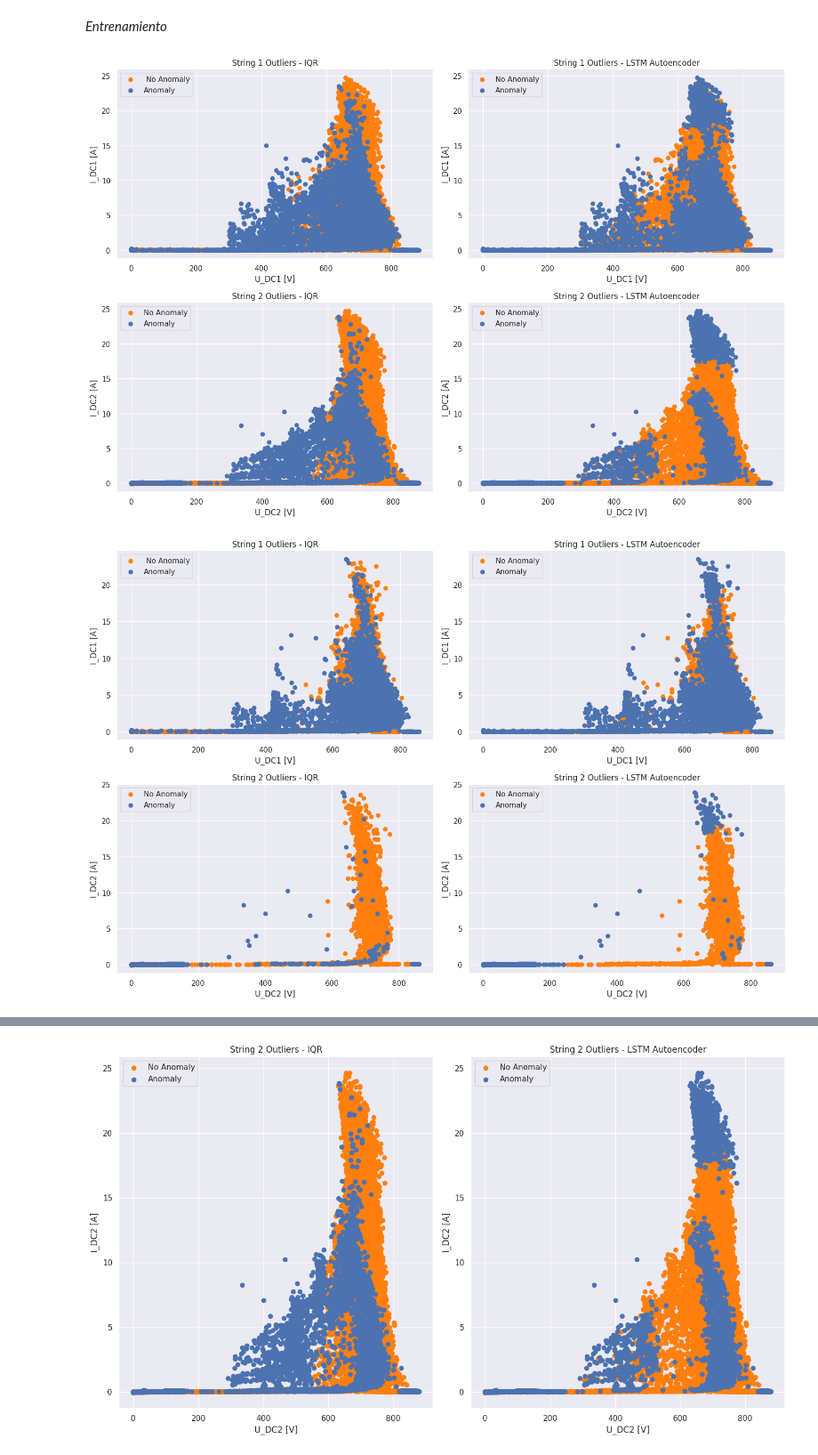
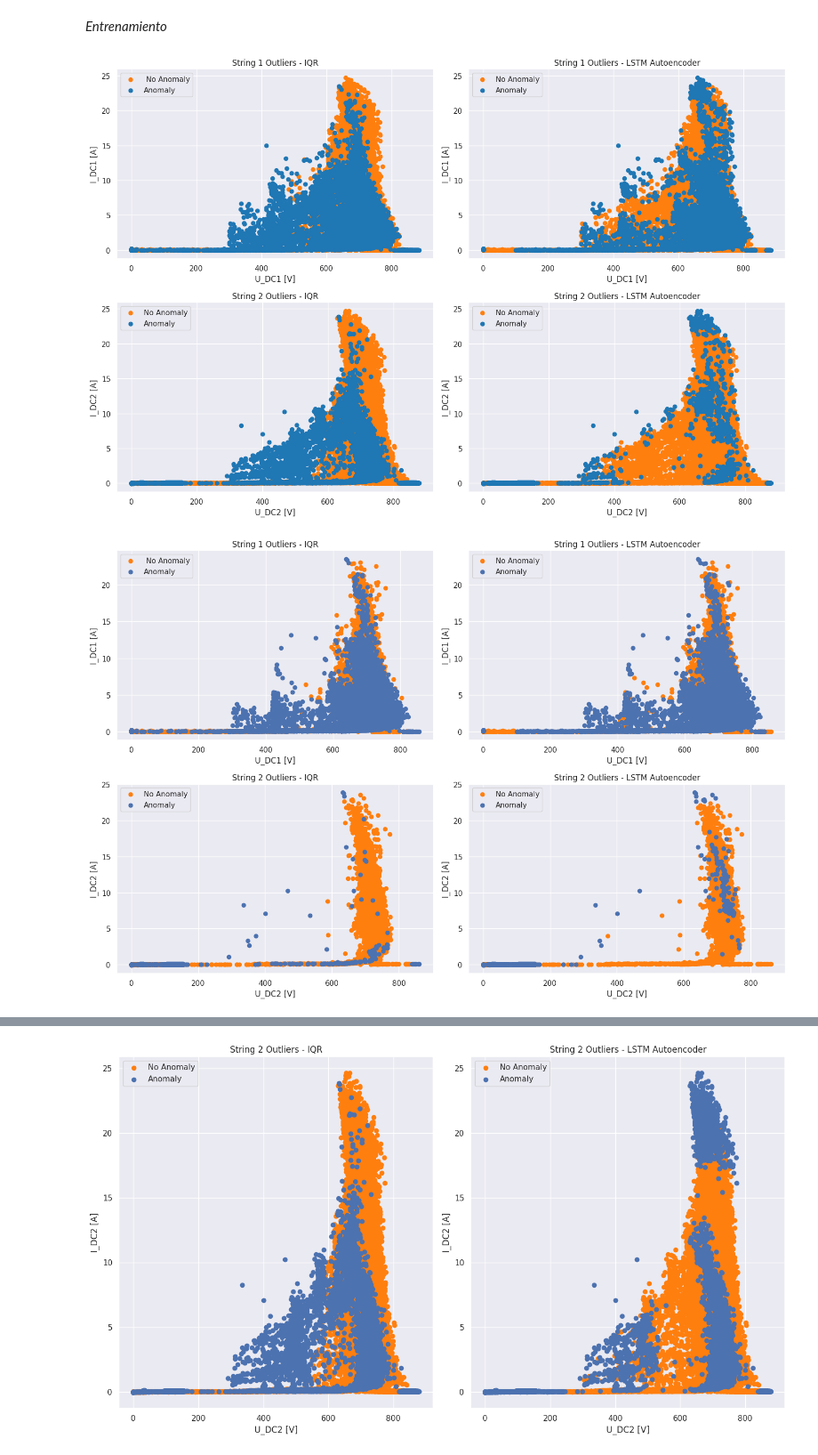
Before and after one commit to santyxd3000/Undergraduate-Project, a Jupyter notebook: Fault_Classification.ipynb, the cells around one changed output, grey strips where cells are left out. Shown at 89% size. Saved outputs shown, nothing was run; the diff lists cells and outputs as text; code cells hidden in the pictures.

```diff
--- a/Fault_Classification.ipynb
+++ b/Fault_Classification.ipynb
@@ -31,7 +31,7 @@ from sklearn.metrics import mean_squared_error
 from sklearn.neural_network import MLPRegressor
 from scipy.optimize import curve_fit
 # %%
-ae_df = pd.read_csv('df_with_anomalies_ae1.csv',sep=';')
+ae_df = pd.read_csv('df_with_anomalies_oc_svm.csv',sep=';')
 iqr_df = pd.read_csv('statistical_df_with_anomalies.csv',sep=';')
 #sensor = pd.read_csv('sensor_data.csv',sep=';').dropna()
 # %%
@@ -175,8 +175,8 @@ plt.figure(figsize=(15, 10))
 
 # Gráfico 1
 plt.subplot(2,2,1)
-plt.scatter(no_anomaly_iqr['U_DC1'], no_anomaly_iqr['I_DC1'], label=' No Anomaly',color='tab:orange')
-plt.scatter(anomaly_iqr['U_DC1'], anomaly_iqr['I_DC1'], label='Anomaly',color='b')
+plt.scatter(no_anomaly_iqr['U_DC1'], no_anomaly_iqr['I_DC1'], label=' No Anomaly', color = '#ff7f0e')
+plt.scatter(anomaly_iqr['U_DC1'], anomaly_iqr['I_DC1'], label='Anomaly', color = '#1f77b4')
 plt.xlabel('U_DC1 [V]')
 plt.ylabel('I_DC1 [A]')
 plt.legend()
@@ -184,37 +184,37 @@ plt.title('String 1 Outliers - IQR')
 
 # Gráfico 2
 plt.subplot(2,2,2)
 plt.scatter(no_anomaly_ae['U_DC1'], no_anomaly_ae['I_DC1'], label='No Anomaly',color='#ff7f0e')
-plt.scatter(anomaly_ae['U_DC1'], anomaly_ae['I_DC1'], label='Anomaly',color='b')
+plt.scatter(anomaly_ae['U_DC1'], anomaly_ae['I_DC1'], label='Anomaly',color='#1f77b4')
 plt.xlabel('U_DC1 [V]')
 plt.ylabel('I_DC1 [A]')
 plt.legend()
 plt.title('String 1 Outliers - LSTM Autoencoder')
 
 plt.subplot(2,2,3)
 plt.scatter(no_anomaly_iqr['U_DC2'], no_anomaly_iqr['I_DC2'], label='No Anomaly',color='#ff7f0e')
-plt.scatter(anomaly_iqr['U_DC2'], anomaly_iqr['I_DC2'], label='Anomaly',color='b')
+plt.scatter(anomaly_iqr['U_DC2'], anomaly_iqr['I_DC2'], label='Anomaly',color='#1f77b4')
 plt.xlabel('U_DC2 [V]')
 plt.ylabel('I_DC2 [A]')
 plt.legend()
 plt.title('String 2 Outliers - IQR')
 
 # Gráfico 2
 plt.subplot(2,2,4)
 plt.scatter(no_anomaly_ae['U_DC2'], no_anomaly_ae['I_DC2'], label='No Anomaly',color='#ff7f0e')
-plt.scatter(anomaly_ae['U_DC2'], anomaly_ae['I_DC2'], label='Anomaly',color='b')
+plt.scatter(anomaly_ae['U_DC2'], anomaly_ae['I_DC2'], label='Anomaly',color='#1f77b4')
 plt.xlabel('U_DC2 [V]')
 plt.ylabel('I_DC2 [A]')
 plt.legend()
 plt.title('String 2 Outliers - LSTM Autoencoder')
 
 
 
 # Ajustes de diseño
 plt.tight_layout()
 plt.show()
 # %% [output]
-[figure, old version]
+[figure, new version]
 # %%
 #STRING1
 
@@ -262,7 +262,7 @@ plt.title('String 2 Outliers - LSTM Autoencoder')
 plt.tight_layout()
 plt.show()
 # %% [output]
-[figure, old version]
+[figure, new version]
 # %%
 #STRING1
 
```
Also changed, not shown: parts of 7 cells of this notebook.
